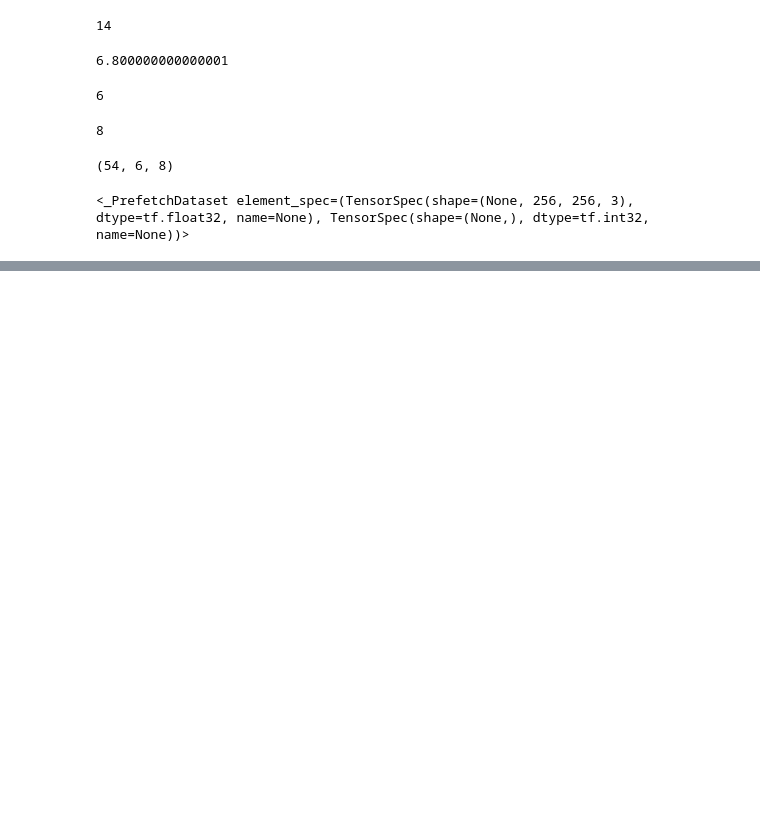
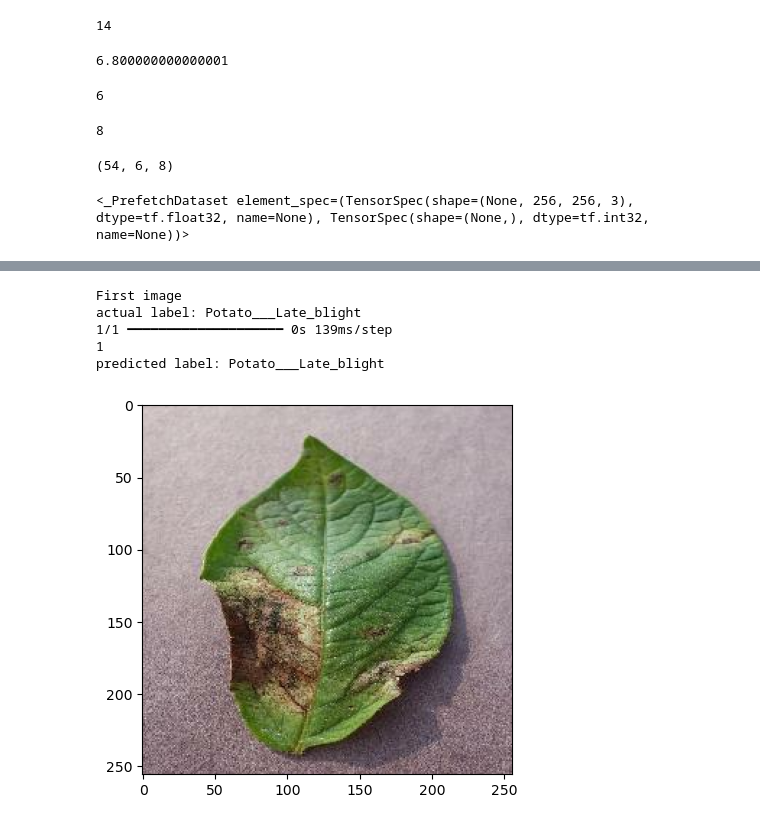
Before and after one commit to gjyoungjr/leaflens, a Jupyter notebook: training.ipynb, the cells around one changed output, grey strips where cells are left out. Saved outputs shown, nothing was run; the diff lists cells and outputs as text; code cells hidden in the pictures; blank space fills up the shorter version.

```diff
--- a/training.ipynb
+++ b/training.ipynb
@@ -144,0 +259,24 @@ model.build(input_shape=(BATCH_SIZE, IMAGE_SIZE, IMAGE_SIZE, CHANNELS))
+# %%
+import numpy as np
+
+
+for images_batch, labels_batch in test_dataset.take(1):
+
+    first_image = images_batch[0].numpy().astype('uint8')
+    first_label = labels_batch[0].numpy()
+
+
+
+    print(f'First image')
+    plt.imshow(first_image)
+    print("actual label:", class_names[first_label])
+
+    batch_prediction = model.predict(images_batch)
+    print("predicted label:",class_names[np.argmax(batch_prediction[0])])
+# %% [output]
+First image
+actual label: Potato___Late_blight
+1/1 ━━━━━━━━━━━━━━━━━━━━ 0s 139ms/step
+1
+predicted label: Potato___Late_blight
+[figure, added]
```
Also changed, not shown: parts of 12 cells of this notebook.
